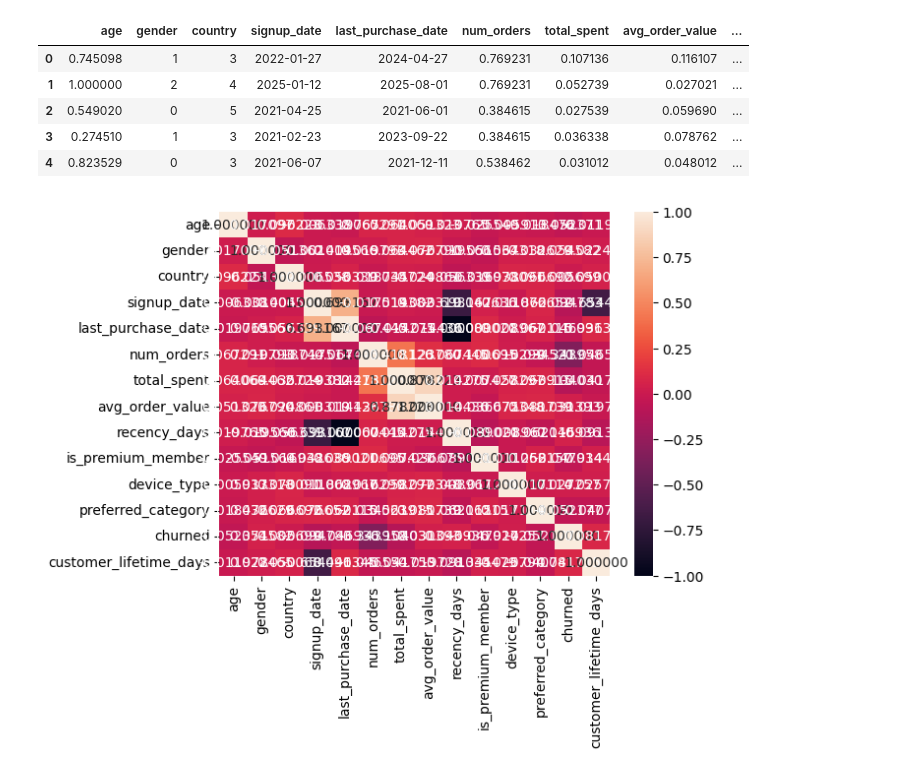
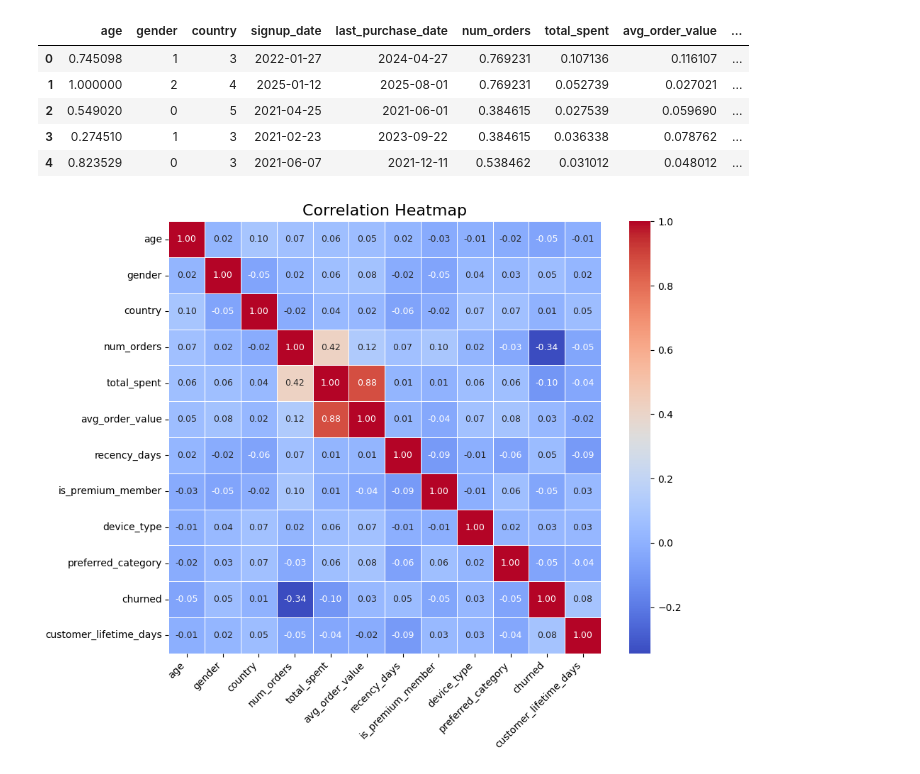
Before and after one commit to snehakumari0990/Predictive_Analysis, a Jupyter notebook: ecommerce.ipynb, the cells around one changed output. Cells and saved outputs as stored; diff of their text form; code cells hidden in the pictures.

```diff
--- a/ecommerce.ipynb
+++ b/ecommerce.ipynb
@@ -294,5 +294 @@ memory usage: 84.7 KB
 None
-# %%
-#Drop irrelevant Columns
-df.drop(columns = ['customer_id'],inplace = True)
-print(df.info())
@@ -381,10 +359,31 @@ df.head()
 | 3 | 0.274510 | 1 | 3 | 2021-02-23 | 2023-09-22 | 0.384615 | 0.036338 | 0.078762 | ... |
 | 4 | 0.823529 | 0 | 3 | 2021-06-07 | 2021-12-11 | 0.538462 | 0.031012 | 0.048012 | ... |
 # %%
-#cor and heatmap
-corr = df.corr()
-sns.heatmap(corr,annot=True,fmt='2f')
+
+# Select only numerical columns
+numeric_df = df.select_dtypes(include='number')
+
+# Correlation matrix
+corr = numeric_df.corr()
+
+# Plot
+plt.figure(figsize=(10, 8))
+
+sns.heatmap(
+    corr,
+    annot=True,
+    fmt=".2f",
+    cmap="coolwarm",
+    linewidths=0.5,
+    square=True,
+    annot_kws={"size": 9}
+)
+
+plt.title("Correlation Heatmap", fontsize=16)
+plt.xticks(rotation=45, ha='right')
+plt.yticks(rotation=0)
+plt.tight_layout()
+
 plt.show()
-df.to_csv("ecommerce_customers_unit1 (1).csv",index=False)
 # %% [output]
-[figure, old version]
+[figure, new version]
```
Also changed, not shown: parts of 19 cells of this notebook.
